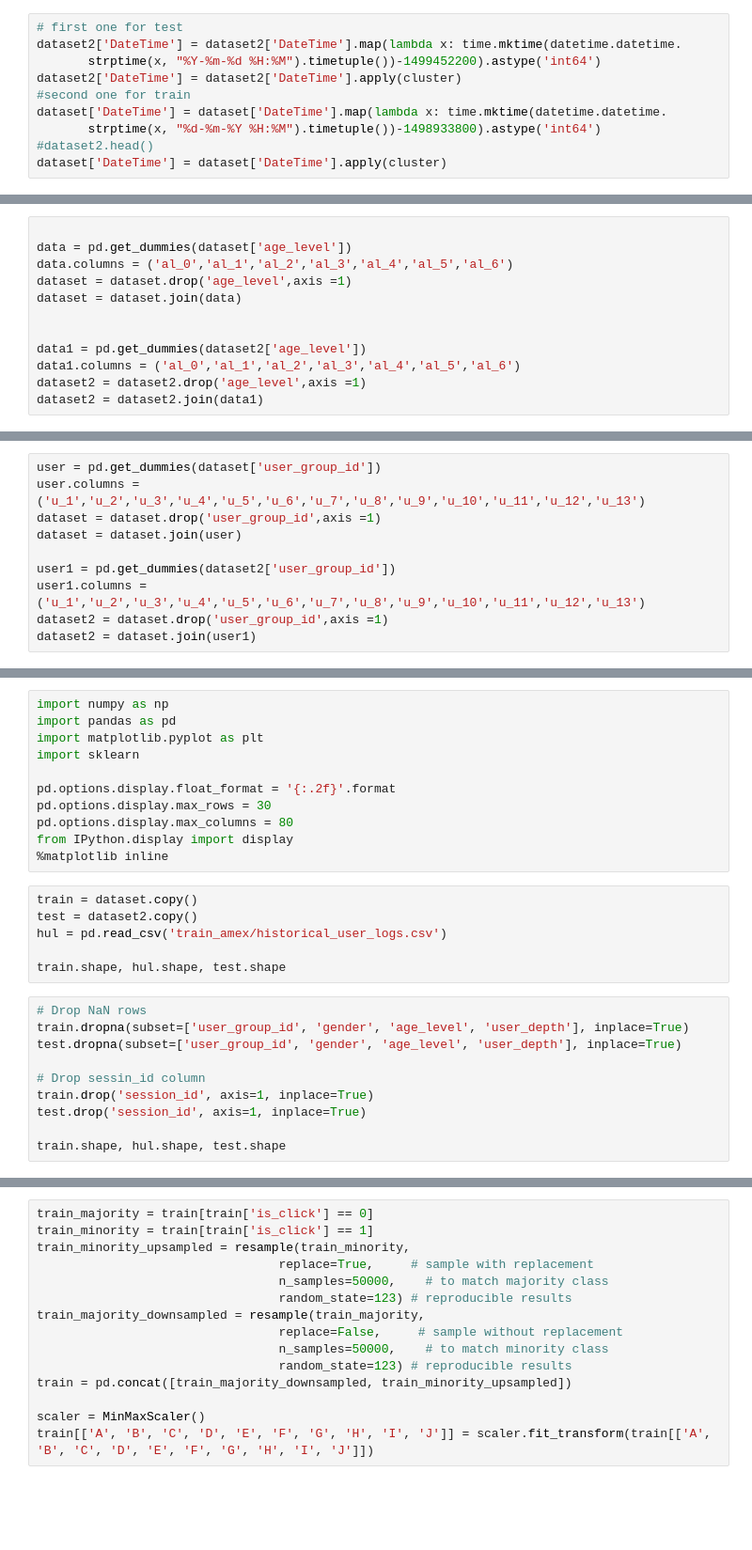
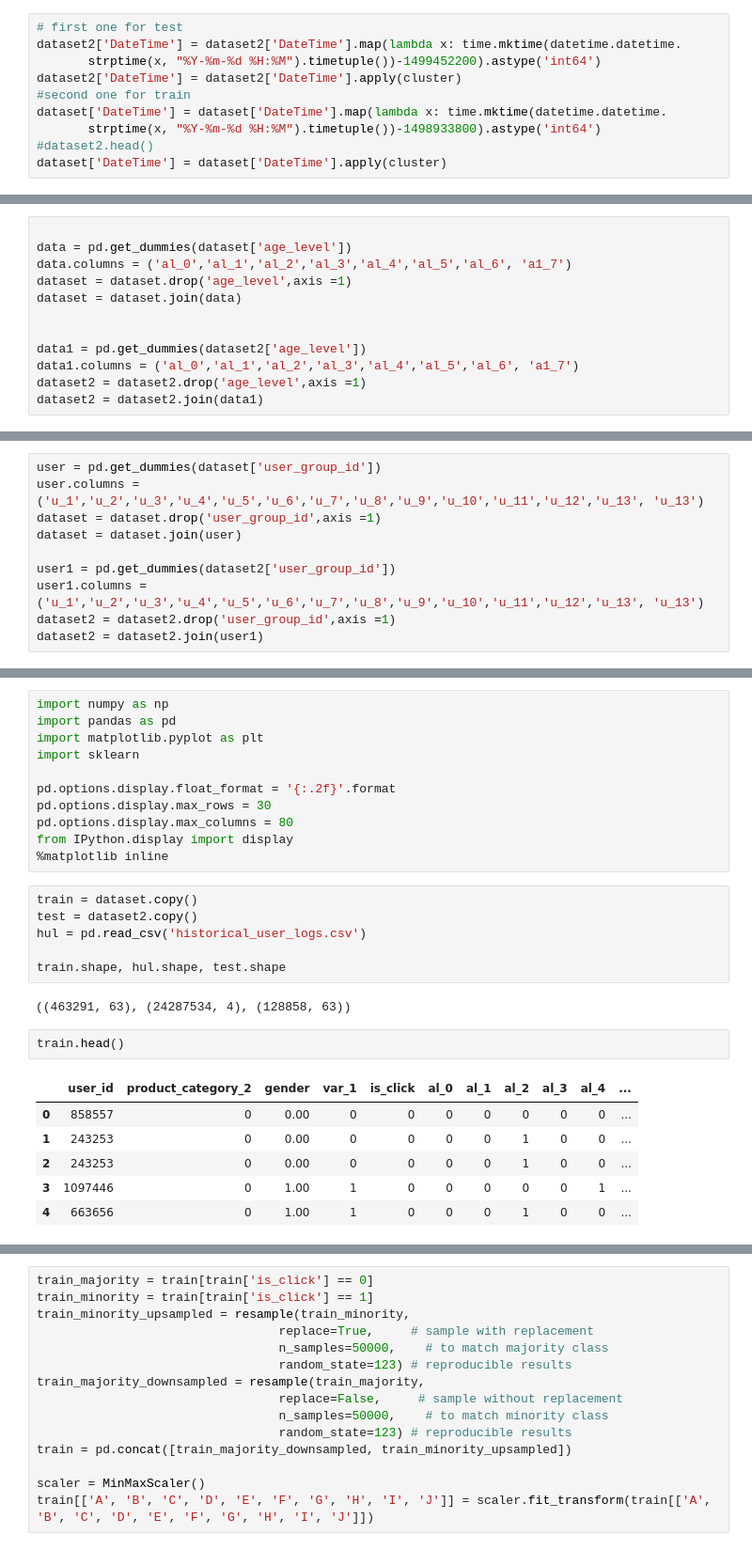
Before and after one commit to abhiWriteCode/AmexModel, a Jupyter notebook: AmEx.ipynb, the cells around one changed output, grey strips where cells are left out. Shown at 94% size. Drawn from its saved outputs; the diff is of its cells as text; blank space fills up the shorter version.

```diff
--- a/AmEx.ipynb
+++ b/AmEx.ipynb
@@ -89,6 +162,6 @@ dataset2['DateTime'] = dataset2['DateTime'].map(lambda x: time.mktime(datetime.d
 dataset2['DateTime'] = dataset2['DateTime'].apply(cluster)
 #second one for train
 dataset['DateTime'] = dataset['DateTime'].map(lambda x: time.mktime(datetime.datetime.
-       strptime(x, "%d-%m-%Y %H:%M").timetuple())-1498933800).astype('int64')
+       strptime(x, "%Y-%m-%d %H:%M").timetuple())-1498933800).astype('int64')
 #dataset2.head()
 dataset['DateTime'] = dataset['DateTime'].apply(cluster)
@@ -113,12 +190,12 @@ dataset['DateTime'] = dataset['DateTime'].apply(cluster)
 # %%
 
 data = pd.get_dummies(dataset['age_level'])
-data.columns = ('al_0','al_1','al_2','al_3','al_4','al_5','al_6')
+data.columns = ('al_0','al_1','al_2','al_3','al_4','al_5','al_6', 'a1_7')
 dataset = dataset.drop('age_level',axis =1)
 dataset = dataset.join(data)
 
 
 data1 = pd.get_dummies(dataset2['age_level'])
-data1.columns = ('al_0','al_1','al_2','al_3','al_4','al_5','al_6')
+data1.columns = ('al_0','al_1','al_2','al_3','al_4','al_5','al_6', 'a1_7')
 dataset2 = dataset2.drop('age_level',axis =1)
 dataset2 = dataset2.join(data1)
@@ -156,10 +249,10 @@ dataset2 = dataset2.join(product_cat1)
 # %%
 user = pd.get_dummies(dataset['user_group_id'])
-user.columns = ('u_1','u_2','u_3','u_4','u_5','u_6','u_7','u_8','u_9','u_10','u_11','u_12','u_13')
+user.columns = ('u_1','u_2','u_3','u_4','u_5','u_6','u_7','u_8','u_9','u_10','u_11','u_12','u_13', 'u_13')
 dataset = dataset.drop('user_group_id',axis =1)
 dataset = dataset.join(user)
 
 user1 = pd.get_dummies(dataset2['user_group_id'])
-user1.columns = ('u_1','u_2','u_3','u_4','u_5','u_6','u_7','u_8','u_9','u_10','u_11','u_12','u_13')
-dataset2 = dataset.drop('user_group_id',axis =1)
-dataset2 = dataset.join(user1)
+user1.columns = ('u_1','u_2','u_3','u_4','u_5','u_6','u_7','u_8','u_9','u_10','u_11','u_12','u_13', 'u_13')
+dataset2 = dataset2.drop('user_group_id',axis =1)
+dataset2 = dataset2.join(user1)
@@ -204,16 +309,17 @@ from IPython.display import display
 # %%
 train = dataset.copy()
 test = dataset2.copy()
-hul = pd.read_csv('train_amex/historical_user_logs.csv')
+hul = pd.read_csv('historical_user_logs.csv')
 
 train.shape, hul.shape, test.shape
+# %% [output]
+((463291, 63), (24287534, 4), (128858, 63))
-# %%
-# Drop NaN rows
-train.dropna(subset=['user_group_id', 'gender', 'age_level', 'user_depth'], inplace=True)
-test.dropna(subset=['user_group_id', 'gender', 'age_level', 'user_depth'], inplace=True)
-
-# Drop sessin_id column
-train.drop('session_id', axis=1, inplace=True)
-test.drop('session_id', axis=1, inplace=True)
-
-train.shape, hul.shape, test.shape
+# %%
+train.head()
+# %% [output]
+|  | user_id | product_category_2 | gender | var_1 | is_click | al_0 | al_1 | al_2 | al_3 | al_4 | ... |
+| 0 | 858557 | 0 | 0.00 | 0 | 0 | 0 | 0 | 0 | 0 | 0 | ... |
+| 1 | 243253 | 0 | 0.00 | 0 | 0 | 0 | 0 | 1 | 0 | 0 | ... |
+| 2 | 243253 | 0 | 0.00 | 0 | 0 | 0 | 0 | 1 | 0 | 0 | ... |
+| 3 | 1097446 | 0 | 1.00 | 1 | 0 | 0 | 0 | 0 | 0 | 1 | ... |
+| 4 | 663656 | 0 | 1.00 | 1 | 0 | 0 | 0 | 1 | 0 | 0 | ... |
```
Also changed, not shown: parts of 42 cells of this notebook.
